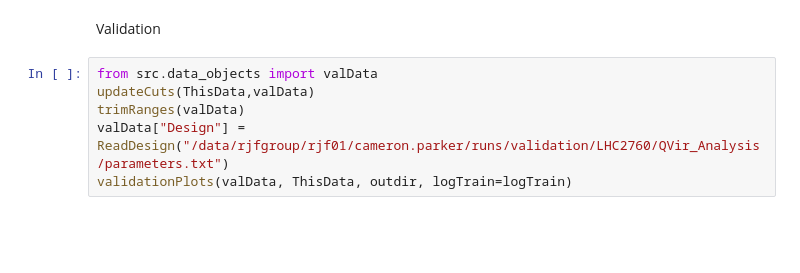
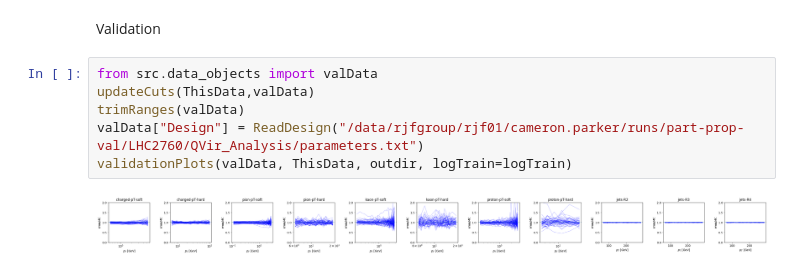
Before and after one commit to cparker24/Bayes-Tune, a Jupyter notebook: pp-tune.ipynb, the cells around one changed output. Cells and saved outputs as stored; diff of their text form; blank space fills up the shorter version.

```diff
--- a/pp-tune.ipynb
+++ b/pp-tune.ipynb
@@ -126,7 +206,9 @@ Validation
 # %%
 from src.data_objects import valData
 updateCuts(ThisData,valData)
 trimRanges(valData)
-valData["Design"] = ReadDesign("/data/rjfgroup/rjf01/cameron.parker/runs/validation/LHC2760/QVir_Analysis/parameters.txt")
+valData["Design"] = ReadDesign("/data/rjfgroup/rjf01/cameron.parker/runs/part-prop-val/LHC2760/QVir_Analysis/parameters.txt")
 validationPlots(valData, ThisData, outdir, logTrain=logTrain)
+# %% [output]
+[figure, added]
 # %%
```
Also changed, not shown: parts of 8 cells of this notebook, 7 other files.
